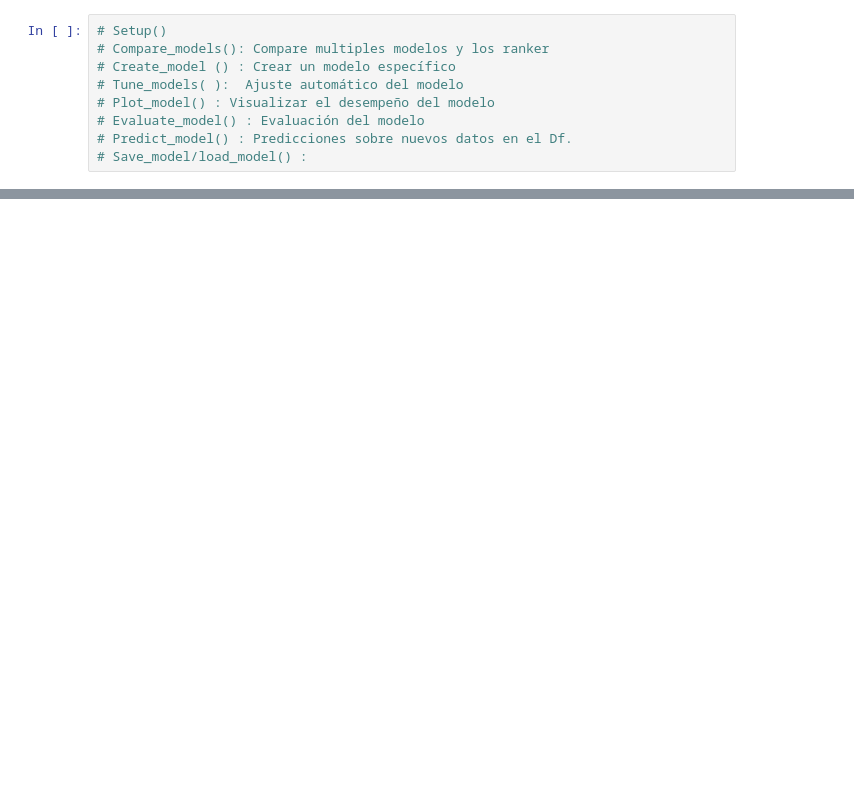
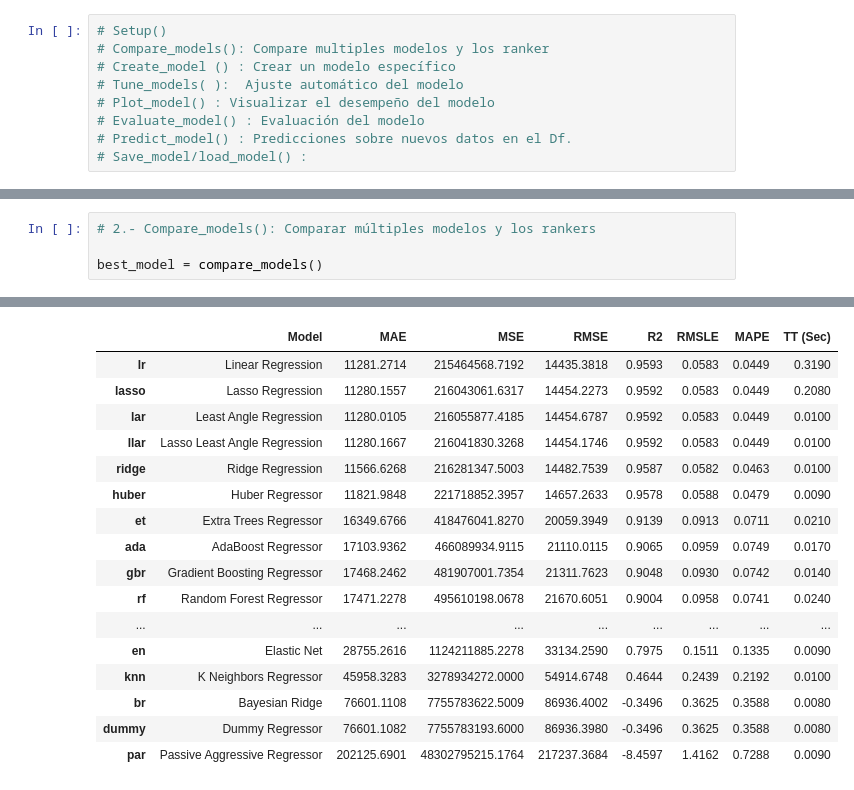
Before and after one commit to JPretellEco/Especializacion_ML_Engineering, a Jupyter notebook: pycaret.ipynb, the cells around one changed output, grey strips where cells are left out. Drawn from its saved outputs; the diff is of its cells as text; blank space fills up the shorter version.

```diff
--- a/pycaret.ipynb
+++ b/pycaret.ipynb
@@ -52,0 +87,5 @@ Name: antiguedad_anos, Length: 100, dtype: int64
+# %%
+# 2.- Compare_models(): Comparar múltiples modelos y los rankers
+
+best_model = compare_models()
+# %% [output]
@@ -52,0 +93,17 @@ Name: antiguedad_anos, Length: 100, dtype: int64
+|  | Model | MAE | MSE | RMSE | R2 | RMSLE | MAPE | TT (Sec) |
+| lr | Linear Regression | 11281.2714 | 215464568.7192 | 14435.3818 | 0.9593 | 0.0583 | 0.0449 | 0.3190 |
+| lasso | Lasso Regression | 11280.1557 | 216043061.6317 | 14454.2273 | 0.9592 | 0.0583 | 0.0449 | 0.2080 |
+| lar | Least Angle Regression | 11280.0105 | 216055877.4185 | 14454.6787 | 0.9592 | 0.0583 | 0.0449 | 0.0100 |
+| llar | Lasso Least Angle Regression | 11280.1667 | 216041830.3268 | 14454.1746 | 0.9592 | 0.0583 | 0.0449 | 0.0100 |
+| ridge | Ridge Regression | 11566.6268 | 216281347.5003 | 14482.7539 | 0.9587 | 0.0582 | 0.0463 | 0.0100 |
+| huber | Huber Regressor | 11821.9848 | 221718852.3957 | 14657.2633 | 0.9578 | 0.0588 | 0.0479 | 0.0090 |
+| et | Extra Trees Regressor | 16349.6766 | 418476041.8270 | 20059.3949 | 0.9139 | 0.0913 | 0.0711 | 0.0210 |
+| ada | AdaBoost Regressor | 17103.9362 | 466089934.9115 | 21110.0115 | 0.9065 | 0.0959 | 0.0749 | 0.0170 |
+| gbr | Gradient Boosting Regressor | 17468.2462 | 481907001.7354 | 21311.7623 | 0.9048 | 0.0930 | 0.0742 | 0.0140 |
+| rf | Random Forest Regressor | 17471.2278 | 495610198.0678 | 21670.6051 | 0.9004 | 0.0958 | 0.0741 | 0.0240 |
+| ... | ... | ... | ... | ... | ... | ... | ... | ... |
+| en | Elastic Net | 28755.2616 | 1124211885.2278 | 33134.2590 | 0.7975 | 0.1511 | 0.1335 | 0.0090 |
+| knn | K Neighbors Regressor | 45958.3283 | 3278934272.0000 | 54914.6748 | 0.4644 | 0.2439 | 0.2192 | 0.0100 |
+| br | Bayesian Ridge | 76601.1108 | 7755783622.5009 | 86936.4002 | -0.3496 | 0.3625 | 0.3588 | 0.0080 |
+| dummy | Dummy Regressor | 76601.1082 | 7755783193.6000 | 86936.3980 | -0.3496 | 0.3625 | 0.3588 | 0.0080 |
+| par | Passive Aggressive Regressor | 202125.6901 | 48302795215.1764 | 217237.3684 | -8.4597 | 1.4162 | 0.7288 | 0.0090 |
```
Also changed, not shown: parts of 17 cells of this notebook, 5 other files.
